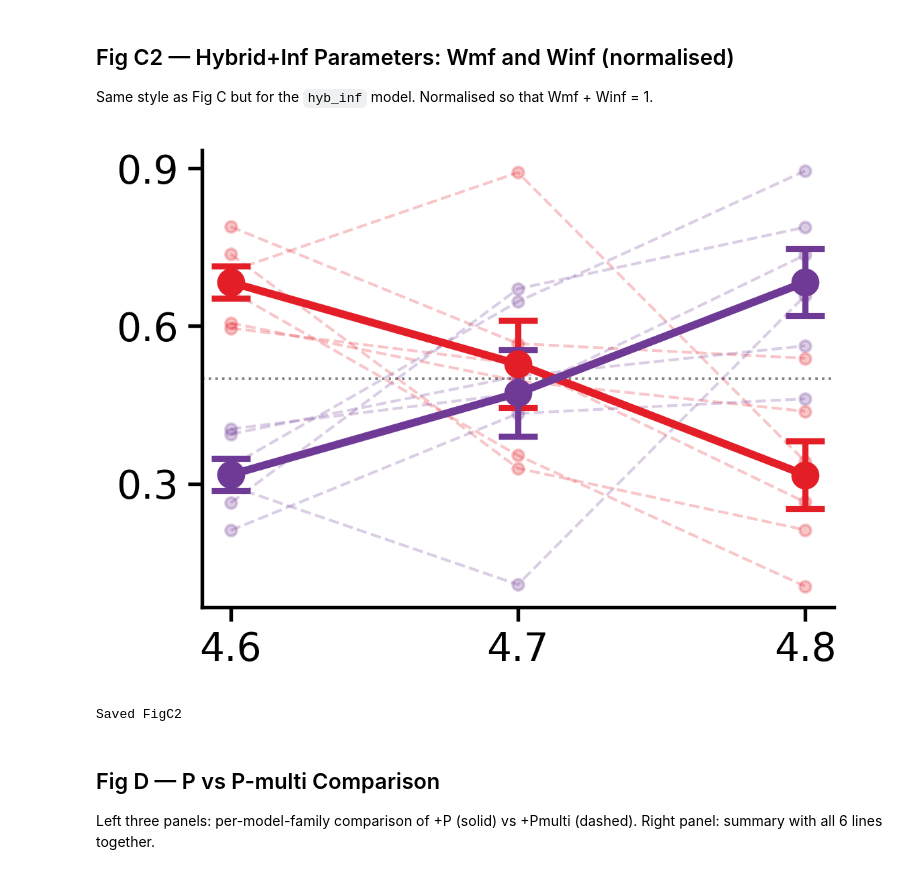
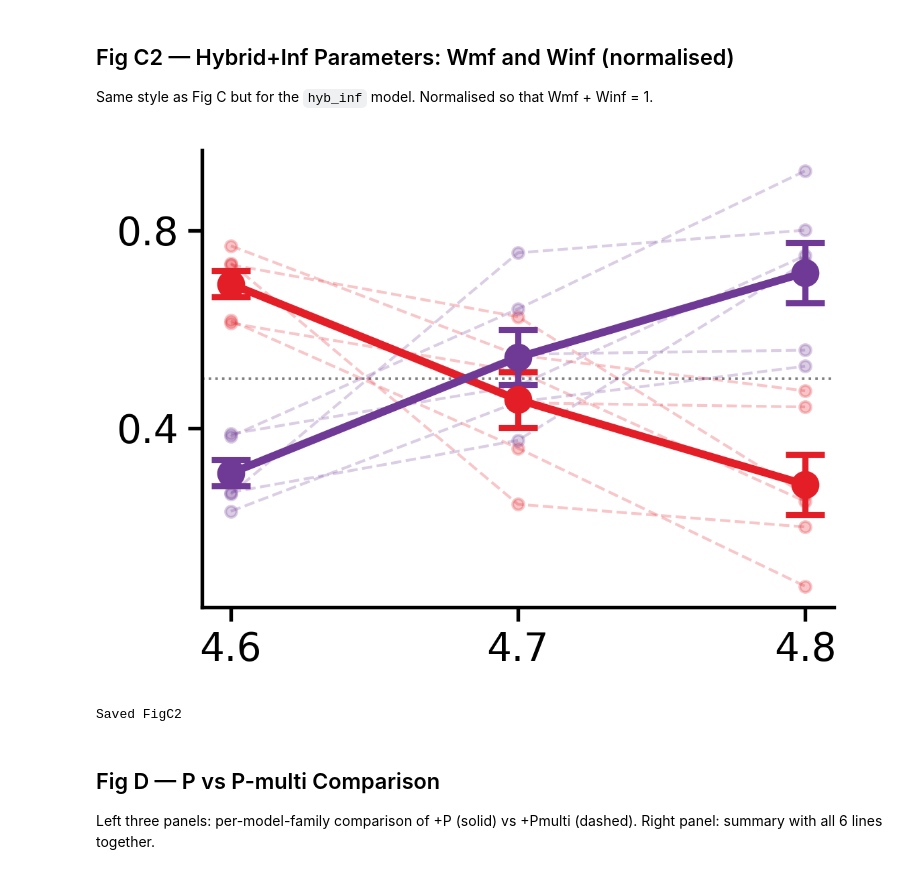
Before and after one commit to m-yasueda/twostep-model-comparison, a Jupyter notebook: notebooks/7_figures.ipynb, the cells around one changed output. Saved outputs shown, nothing was run; the diff lists cells and outputs as text; code cells hidden in the pictures.

```diff
--- a/notebooks/7_figures.ipynb
+++ b/notebooks/7_figures.ipynb
@@ -349,7 +391,7 @@ Normalised so that Wmf + Winf = 1.
 # ============================================================
 # Fig C2 — Hybrid+Inf Parameters: Wmf and Wmb (normalised so Wmf+Wmb=1)
 # ============================================================
-PARAM_COLORS_INF = {'Wmf': '#E41E27', 'Wmb': '#6F3996'}
+PARAM_COLORS_INF = {'Wmf': '#E41E27', 'Winf': '#6F3996'}
 
 subj_norm_inf = {p: {} for p in PARAM_COLORS_INF}
 
@@ -360,15 +402,15 @@ for stage_idx, stage in enumerate(STAGES):
     for subj in SUBJECTS:
         if subj not in d.index:
             continue
-        if 'Wmf' not in d.columns or 'Wmb' not in d.columns:
+        if 'Wmf' not in d.columns or 'Winf' not in d.columns:
             continue
         wmf = d.loc[subj, 'Wmf']
-        wmb = d.loc[subj, 'Wmb']
+        wmb = d.loc[subj, 'Winf']
         total = wmf + wmb
         if total == 0:
             continue
         subj_norm_inf['Wmf'].setdefault(subj, {})[stage_idx] = wmf / total
-        subj_norm_inf['Wmb'].setdefault(subj, {})[stage_idx] = wmb / total
+        subj_norm_inf['Winf'].setdefault(subj, {})[stage_idx] = wmb / total
 
 fig, ax = plt.subplots(figsize=(4,3), dpi=300)
 
@@ -381,34 +423,34 @@ for param, color in PARAM_COLORS_INF.items():
                 markersize=4, zorder=1)
 
     means, sems, valid_x = [], [], []
     for stage_idx in STAGE_X:
         vals = [sv[stage_idx] for sv in subj_norm_inf[param].values()
                 if stage_idx in sv]
         if vals:
             v = np.array(vals)
             means.append(v.mean())
             sems.append(v.std(ddof=1) / np.sqrt(len(v)))
             valid_x.append(stage_idx)
 
     ax.errorbar(valid_x, means, yerr=sems,
                 color=color, linewidth=2.8, marker='o', markersize=9,
                 capsize=7, capthick=2.2, elinewidth=2.2,
                 label=param, zorder=2)
 
 ax.axhline(0.5, color='grey', linewidth=0.9, linestyle=':', zorder=0)
 ax.set_xticks(STAGE_X)
 ax.set_xticklabels(STAGE_LABELS)
 # ax.set_xlabel('Training Stage')
 # ax.set_ylabel('Normalised weight')
 # ax.set_title('Fig C2: Hybrid+Inf — Wmf and Wmb')
 tidy_yticks(ax, n=3)
 # ax.legend(frameon=False)
 plt.tight_layout()
 plt.savefig(os.path.join(FIGURES_DIR, 'FigC2_hyb_inf_params.png'), bbox_inches='tight')
 plt.show()
 print('Saved FigC2')
 # %% [output]
-[figure, old version]
+[figure, new version]
 Saved FigC2
 # %% [markdown]
 ## Fig D — P vs P-multi Comparison
```
Also changed, not shown: parts of 4 cells of this notebook, 15 other files.
